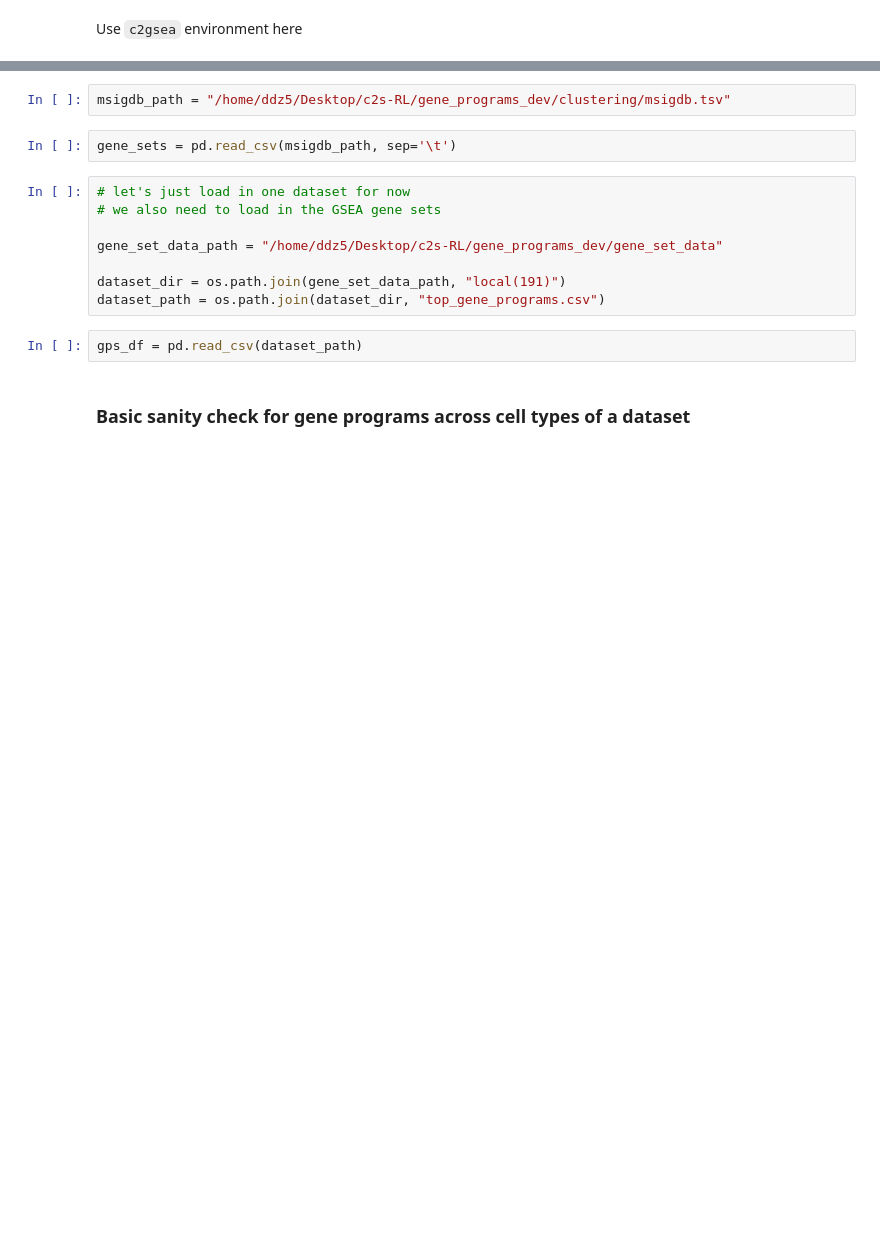
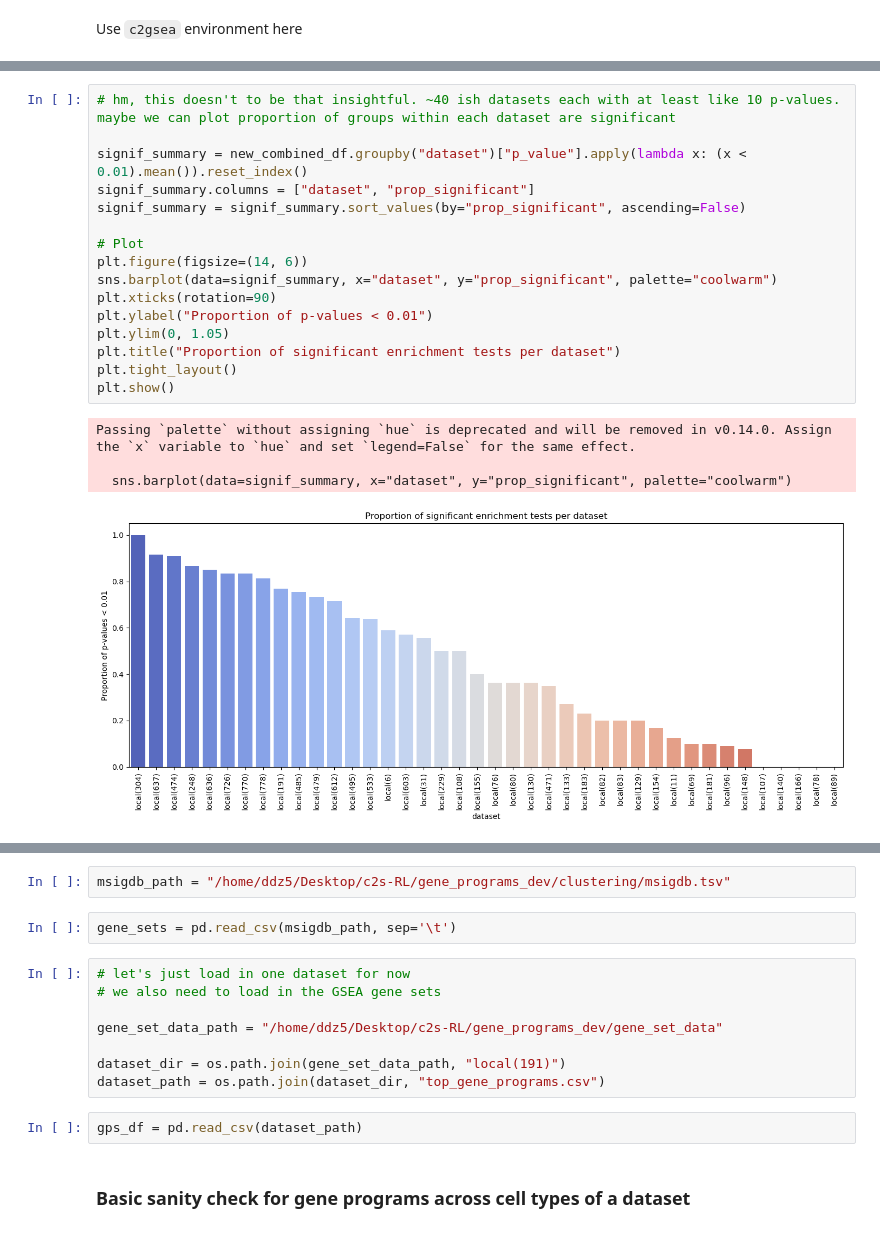
Before and after one commit to david-zhang03/c2s-RL, a Jupyter notebook: gene_programs_dev/run_bulk_gsea.ipynb, the cells around one changed output, grey strips where cells are left out. Saved outputs shown, nothing was run; the diff lists cells and outputs as text; blank space fills up the shorter version.

```diff
--- a/gene_programs_dev/run_bulk_gsea.ipynb
+++ b/gene_programs_dev/run_bulk_gsea.ipynb
@@ -15,0 +215,21 @@ import glob
+# %%
+# hm, this doesn't to be that insightful. ~40 ish datasets each with at least like 10 p-values. maybe we can plot proportion of groups within each dataset are significant
+
+signif_summary = new_combined_df.groupby("dataset")["p_value"].apply(lambda x: (x < 0.01).mean()).reset_index()
+signif_summary.columns = ["dataset", "prop_significant"]
+signif_summary = signif_summary.sort_values(by="prop_significant", ascending=False)
+
+# Plot
+plt.figure(figsize=(14, 6))
+sns.barplot(data=signif_summary, x="dataset", y="prop_significant", palette="coolwarm")
+plt.xticks(rotation=90)
+plt.ylabel("Proportion of p-values < 0.01")
+plt.ylim(0, 1.05)
+plt.title("Proportion of significant enrichment tests per dataset")
+plt.tight_layout()
+plt.show()
+# %% [output]
+Passing `palette` without assigning `hue` is deprecated and will be removed in v0.14.0. Assign the `x` variable to `hue` and set `legend=False` for the same effect.
+
+  sns.barplot(data=signif_summary, x="dataset", y="prop_significant", palette="coolwarm")
+[figure, added]
```
Also changed, not shown: parts of 32 cells of this notebook, 3 other files.
